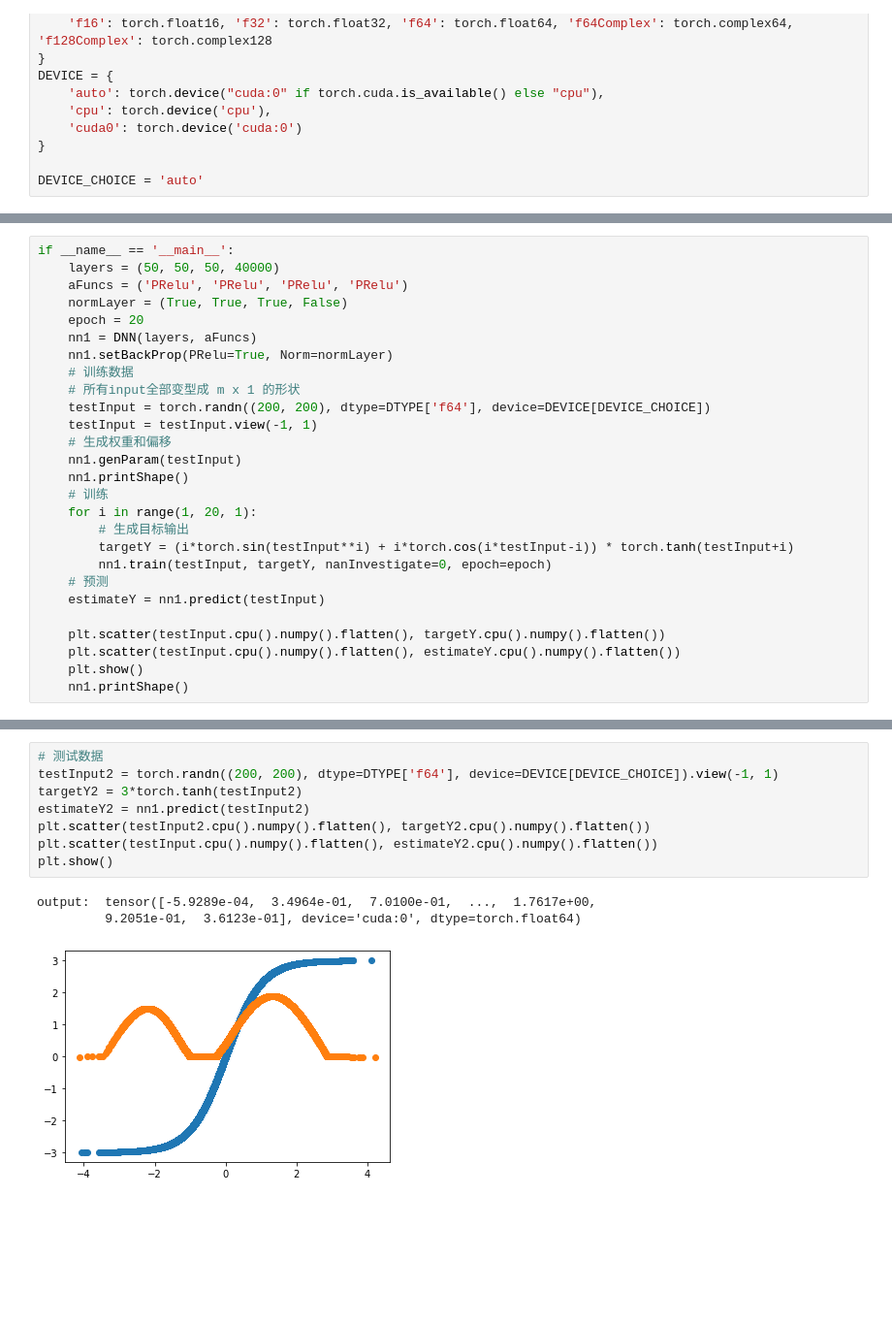
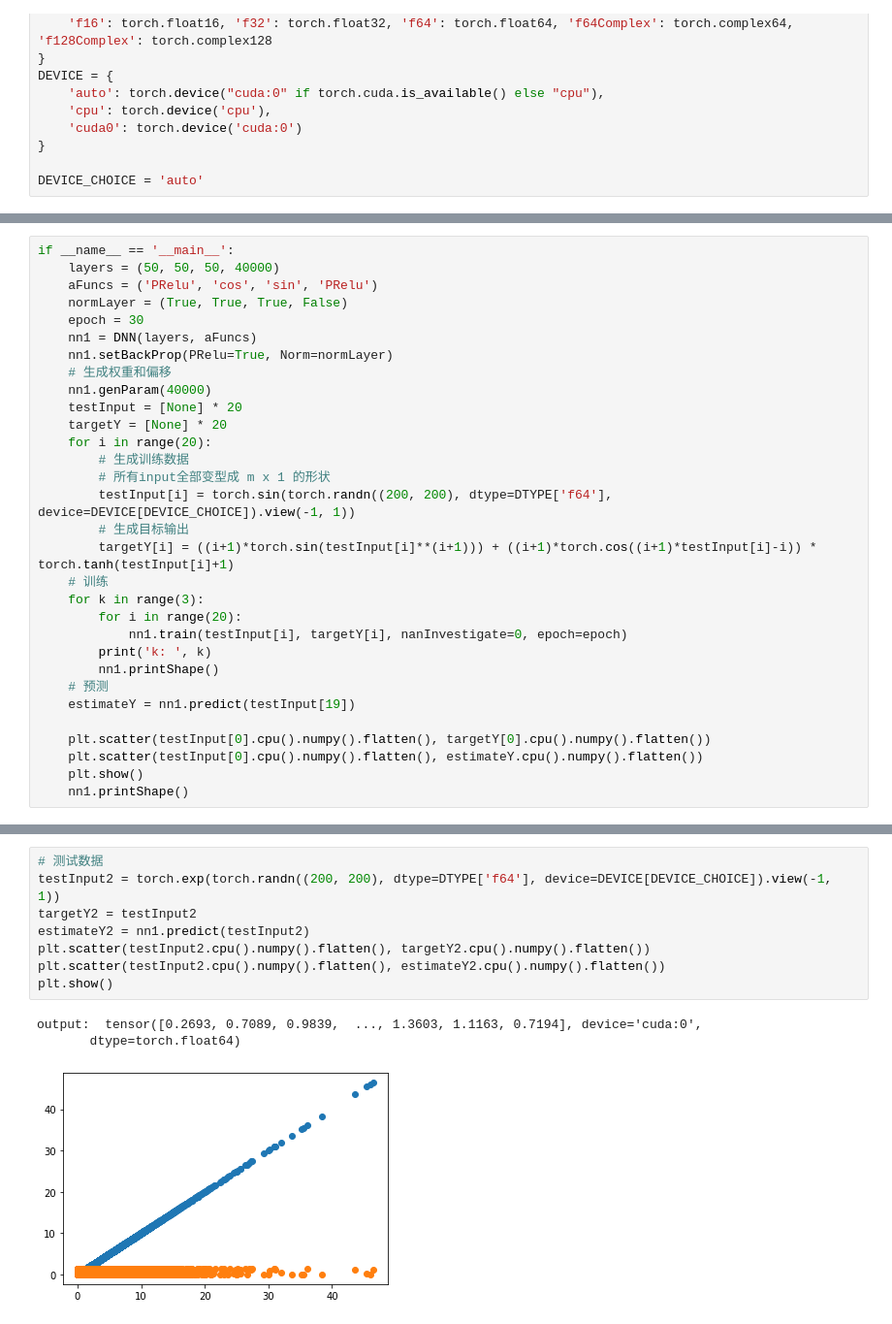
Before and after one commit to jz2010927/DNN, a Jupyter notebook: dnnPureLinear.ipynb, the cells around one changed output, grey strips where cells are left out. Shown at 97% size. Saved outputs shown, nothing was run; the diff lists cells and outputs as text; blank space fills up the shorter version.

```diff
--- a/dnnPureLinear.ipynb
+++ b/dnnPureLinear.ipynb
@@ -293,28 +293,32 @@ class DNN(object):
 # %%
 if __name__ == '__main__':
     layers = (50, 50, 50, 40000)
-    aFuncs = ('PRelu', 'PRelu', 'PRelu', 'PRelu')
+    aFuncs = ('PRelu', 'cos', 'sin', 'PRelu')
     normLayer = (True, True, True, False)
-    epoch = 20
+    epoch = 30
     nn1 = DNN(layers, aFuncs)
     nn1.setBackProp(PRelu=True, Norm=normLayer)
-    # 训练数据
-    # 所有input全部变型成 m x 1 的形状
-    testInput = torch.randn((200, 200), dtype=DTYPE['f64'], device=DEVICE[DEVICE_CHOICE])
-    testInput = testInput.view(-1, 1)
     # 生成权重和偏移
-    nn1.genParam(testInput)
-    nn1.printShape()
+    nn1.genParam(40000)
+    testInput = [None] * 20
+    targetY = [None] * 20
+    for i in range(20):
+        # 生成训练数据
+        # 所有input全部变型成 m x 1 的形状
+        testInput[i] = torch.sin(torch.randn((200, 200), dtype=DTYPE['f64'], device=DEVICE[DEVICE_CHOICE]).view(-1, 1))
+        # 生成目标输出
+        targetY[i] = ((i+1)*torch.sin(testInput[i]**(i+1))) + ((i+1)*torch.cos((i+1)*testInput[i]-i)) * torch.tanh(testInput[i]+1)
     # 训练
-    for i in range(1, 20, 1):
-        # 生成目标输出
-        targetY = (i*torch.sin(testInput**i) + i*torch.cos(i*testInput-i)) * torch.tanh(testInput+i)
-        nn1.train(testInput, targetY, nanInvestigate=0, epoch=epoch)
+    for k in range(3):
+        for i in range(20):
+            nn1.train(testInput[i], targetY[i], nanInvestigate=0, epoch=epoch)
+        print('k: ', k)
+        nn1.printShape()
     # 预测
-    estimateY = nn1.predict(testInput)
+    estimateY = nn1.predict(testInput[19])
 
-    plt.scatter(testInput.cpu().numpy().flatten(), targetY.cpu().numpy().flatten())
-    plt.scatter(testInput.cpu().numpy().flatten(), estimateY.cpu().numpy().flatten())
+    plt.scatter(testInput[0].cpu().numpy().flatten(), targetY[0].cpu().numpy().flatten())
+    plt.scatter(testInput[0].cpu().numpy().flatten(), estimateY.cpu().numpy().flatten())
     plt.show()
     nn1.printShape()
 # %% [output]
@@ -357,12 +343,12 @@ output:  tensor([-5.9289e-04,  3.4964e-01,  7.0100e-01,  ...,  1.7617e+00,
 # %%
 # 测试数据
-testInput2 = torch.randn((200, 200), dtype=DTYPE['f64'], device=DEVICE[DEVICE_CHOICE]).view(-1, 1)
-targetY2 = 3*torch.tanh(testInput2)
+testInput2 = torch.exp(torch.randn((200, 200), dtype=DTYPE['f64'], device=DEVICE[DEVICE_CHOICE]).view(-1, 1))
+targetY2 = testInput2
 estimateY2 = nn1.predict(testInput2)
 plt.scatter(testInput2.cpu().numpy().flatten(), targetY2.cpu().numpy().flatten())
-plt.scatter(testInput.cpu().numpy().flatten(), estimateY2.cpu().numpy().flatten())
+plt.scatter(testInput2.cpu().numpy().flatten(), estimateY2.cpu().numpy().flatten())
 plt.show()
 # %% [output]
-output:  tensor([-5.9289e-04,  3.4964e-01,  7.0100e-01,  ...,  1.7617e+00,
-         9.2051e-01,  3.6123e-01], device='cuda:0', dtype=torch.float64)
+output:  tensor([0.2693, 0.7089, 0.9839,  ..., 1.3603, 1.1163, 0.7194], device='cuda:0',
+       dtype=torch.float64)
-[figure, old version]
+[figure, new version]
```
Also changed, not shown: parts of 2 cells of this notebook.
